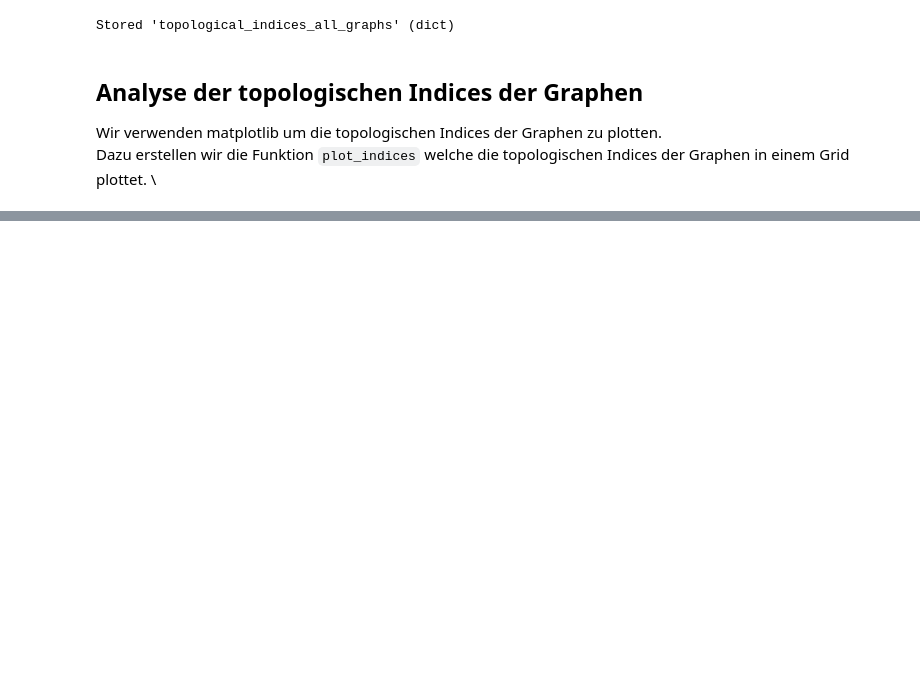
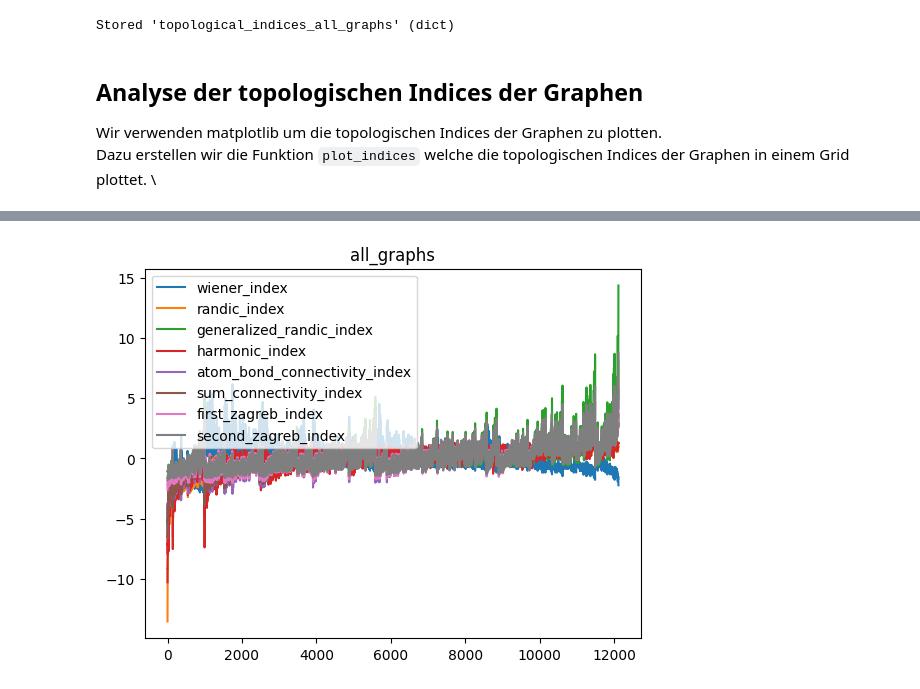
Before and after one commit to lucahost/bachelor-thesis, a Jupyter notebook: notebooks/10_data.ipynb, the cells around one changed output, grey strips where cells are left out. Cells and saved outputs as stored; diff of their text form; code cells hidden in the pictures; blank space fills up the shorter version.

```diff
--- a/notebooks/10_data.ipynb
+++ b/notebooks/10_data.ipynb
@@ -478,0 +477,87 @@ for subtype in orderedDataSets:
+# %%
+# PCA all_graphs using scikit-learn for all topological indices
+# group all_graphs by first character of the dictionary key and get their cummulative PCA
+import numpy as np
+import pandas as pd
+import matplotlib.pyplot as plt
+from sklearn.decomposition import PCA
+from sklearn import preprocessing
+
+pd.set_option('display.width', 1000)
+
+
+def topo_numpy_array(topological_indices_subset):
+    topo_dataset = []
+    for (i, graph_topo) in enumerate(topological_indices_subset):
+        graph_ti_dict = topological_indices_subset[graph_topo]
+        graph_ti_float_values = np.array(list(graph_ti_dict.values()), dtype=float)
+
+        topo_dataset.append(np.array(graph_ti_float_values))
+
+    return topo_dataset
+
+
+def plot_pd_frame(dataset, title):
+    ''' Plot a pandas dataframe.'''
+    plt.figure()
+    dataset.plot()
+    plt.legend(loc='best')
+    plt.title(title)
+    plt.show()
+
+
+def pca_dataset(pd_dataset, n_components):
+    ''' Create a dictionary with the topological indices of all graphs in the dataset.'''
+    pca = PCA(n_components=n_components)
+    pca_res = pca.fit(pd_dataset)
+
+    return pca_res
+
+
+# transform the dictionary into a numpy array
+topo_dataset_allgraphs = topo_numpy_array(topological_indices_all_graphs["all_graphs"])
+topo_dataset_complete = topo_numpy_array(topological_indices_all_graphs["complete"])
+topo_dataset_trees = topo_numpy_array(topological_indices_all_graphs["rantree"])
+
+# keys are everywhere the same
+feature_names = list(topological_indices_all_graphs["all_graphs"]['2'].keys())
+
+# normalize data
+data_scaled_allgraphs = pd.DataFrame(preprocessing.scale(topo_dataset_allgraphs), columns = feature_names)
+data_scaled_complete = pd.DataFrame(preprocessing.scale(topo_dataset_complete), columns = feature_names)
+data_scaled_trees = pd.DataFrame(preprocessing.scale(topo_dataset_trees), columns = feature_names)
+
+# plot scaled / normalized data
+plot_pd_frame(data_scaled_allgraphs, "all_graphs")
+plot_pd_frame(data_scaled_complete, "complete")
+plot_pd_frame(data_scaled_trees, "trees")
+
+# PCA
+pca_all_graphs_1c = pca_dataset(data_scaled_allgraphs, 1)
+pca_all_graphs_2c = pca_dataset(data_scaled_allgraphs, 2)
+pca_all_complete_1c = pca_dataset(data_scaled_complete, 1)
+pca_all_complete_2c = pca_dataset(data_scaled_complete, 2)
+pca_all_trees_1c = pca_dataset(data_scaled_trees, 1)
+pca_all_trees_2c = pca_dataset(data_scaled_trees, 2)
+
+# print results
+print("------------ PCA all_graphs 1 component ------------")
+print(pd.DataFrame(pca_all_graphs_1c.components_, columns=data_scaled_allgraphs.columns, index = ['PC-1']))
+print("------------ PCA all_graphs 2 components ------------")
+print(pd.DataFrame(pca_all_graphs_2c.components_, columns=data_scaled_allgraphs.columns, index = ['PC-1','PC-2']))
+print("")
+
+print("------------ PCA complete 1 component ------------")
+print(pd.DataFrame(pca_all_complete_1c.components_, columns=data_scaled_allgraphs.columns, index = ['PC-1']))
+print("------------ PCA complete 2 components ------------")
+print(pd.DataFrame(pca_all_complete_2c.components_, columns=data_scaled_allgraphs.columns, index = ['PC-1','PC-2']))
+print("")
+
+print("------------ PCA trees 1 component ------------")
+print(pd.DataFrame(pca_all_trees_1c.components_, columns=data_scaled_allgraphs.columns, index = ['PC-1']))
+print("------------ PCA trees 2 components ------------")
+print(pd.DataFrame(pca_all_trees_2c.components_, columns=data_scaled_allgraphs.columns, index = ['PC-1','PC-2']))
+print("")
+
+# print(f"PCA singular values: {pca_all_graphs.singular_values_}. PCA explained variance ratio {pca_all_graphs.explained_variance_ratio_}")
+# %% [output]
@@ -478,0 +565 @@ for subtype in orderedDataSets:
+[figure, added]
```
Also changed, not shown: parts of 8 cells of this notebook, 7 other files.
